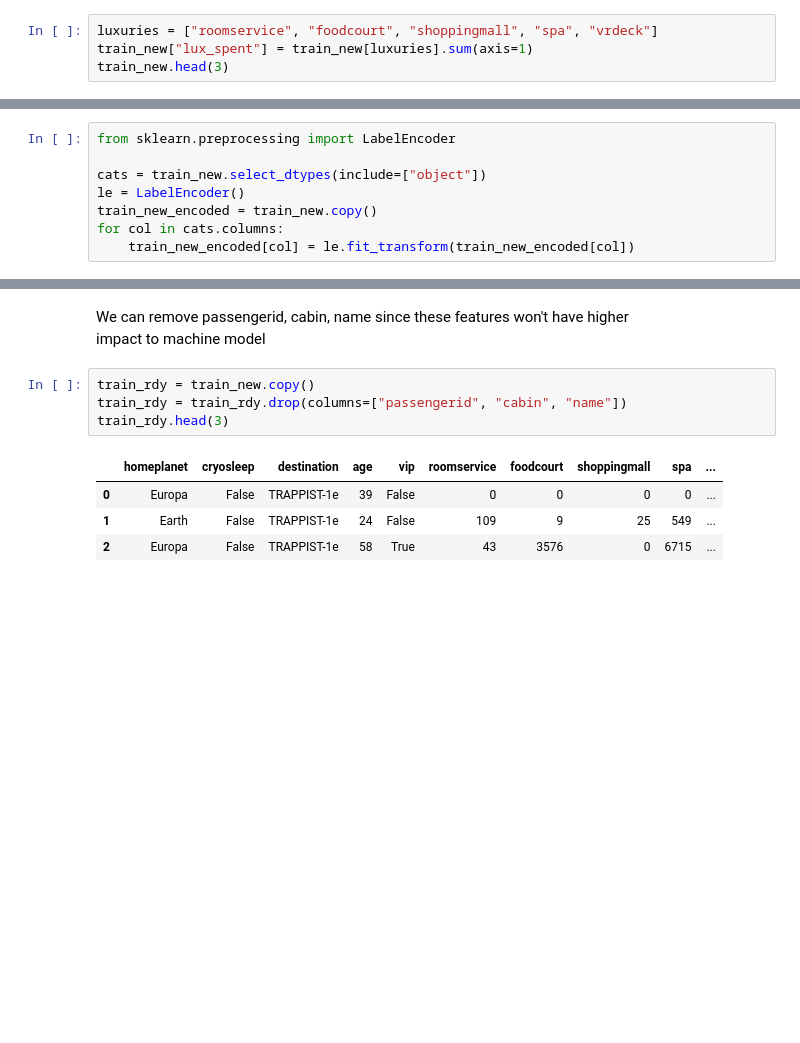
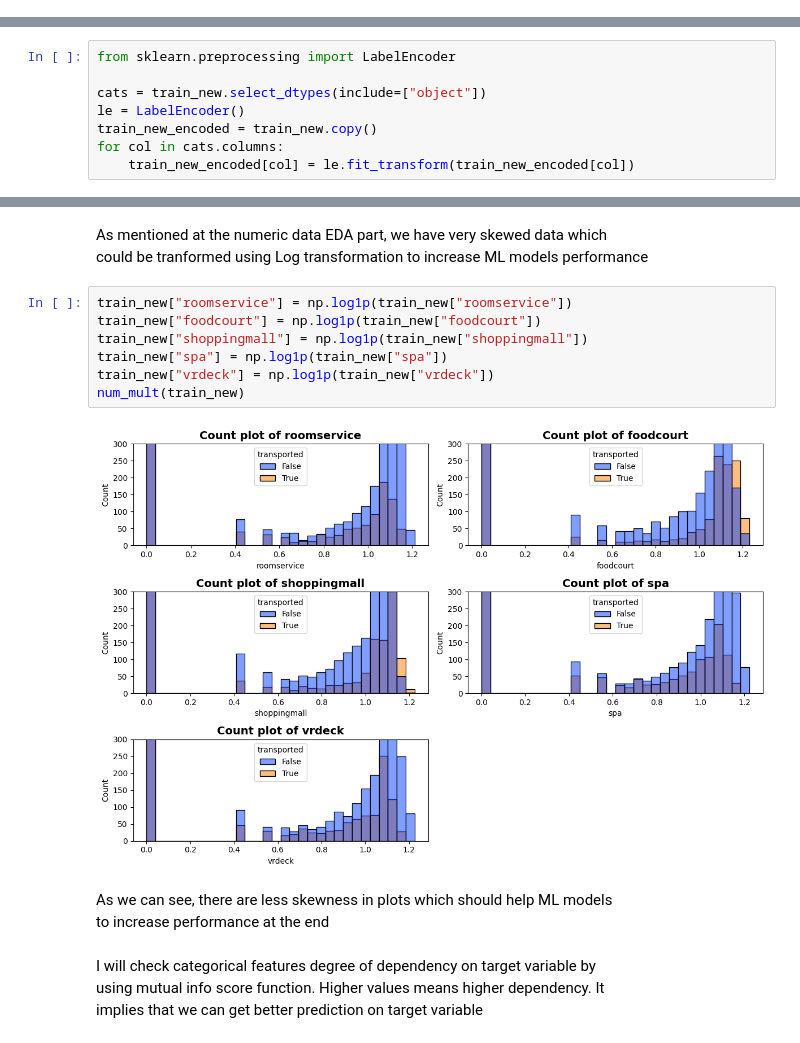
Before and after one commit to ShariYo/Modul3_Sprint3, a Jupyter notebook: project/main.ipynb, the cells around one changed output, grey strips where cells are left out. Cells and saved outputs as stored; diff of their text form; blank space fills up the shorter version.

Commit message:
preprocessing part

```diff
--- a/project/main.ipynb
+++ b/project/main.ipynb
@@ -372,4 +401,0 @@ feature of the overall spent sum of luxuries, named "lux_spent"
-# %%
-luxuries = ["roomservice", "foodcourt", "shoppingmall", "spa", "vrdeck"]
-train_new["lux_spent"] = train_new[luxuries].sum(axis=1)
-train_new.head(3)
@@ -394,12 +415,19 @@ sand.f_heatmap(spearmans_corr, figsize=(13, 9))
-# %% [markdown]
-We can remove passengerid, cabin, name since these features won't have higher
-impact to machine model
-# %%
-train_rdy = train_new.copy()
-train_rdy = train_rdy.drop(columns=["passengerid", "cabin", "name"])
-train_rdy.head(3)
-# %% [output]
-|  | homeplanet | cryosleep | destination | age | vip | roomservice | foodcourt | shoppingmall | spa | ... |
-| 0 | Europa | False | TRAPPIST-1e | 39 | False | 0 | 0 | 0 | 0 | ... |
-| 1 | Earth | False | TRAPPIST-1e | 24 | False | 109 | 9 | 25 | 549 | ... |
-| 2 | Europa | False | TRAPPIST-1e | 58 | True | 43 | 3576 | 0 | 6715 | ... |
+# %% [markdown]
+As mentioned at the numeric data EDA part, we have very skewed data which
+could be tranformed using Log transformation to increase ML models performance
+# %%
+train_new["roomservice"] = np.log1p(train_new["roomservice"])
+train_new["foodcourt"] = np.log1p(train_new["foodcourt"])
+train_new["shoppingmall"] = np.log1p(train_new["shoppingmall"])
+train_new["spa"] = np.log1p(train_new["spa"])
+train_new["vrdeck"] = np.log1p(train_new["vrdeck"])
+num_mult(train_new)
+# %% [output]
+[figure, added]
+# %% [markdown]
+As we can see, there are less skewness in plots which should help ML models
+to increase performance at the end
+# %% [markdown]
+I will check categorical features degree of dependency on target variable by
+using mutual info score function. Higher values means higher dependency. It
+implies that we can get better prediction on target variable
```
Also changed, not shown: parts of 18 cells of this notebook, 2 other files.
